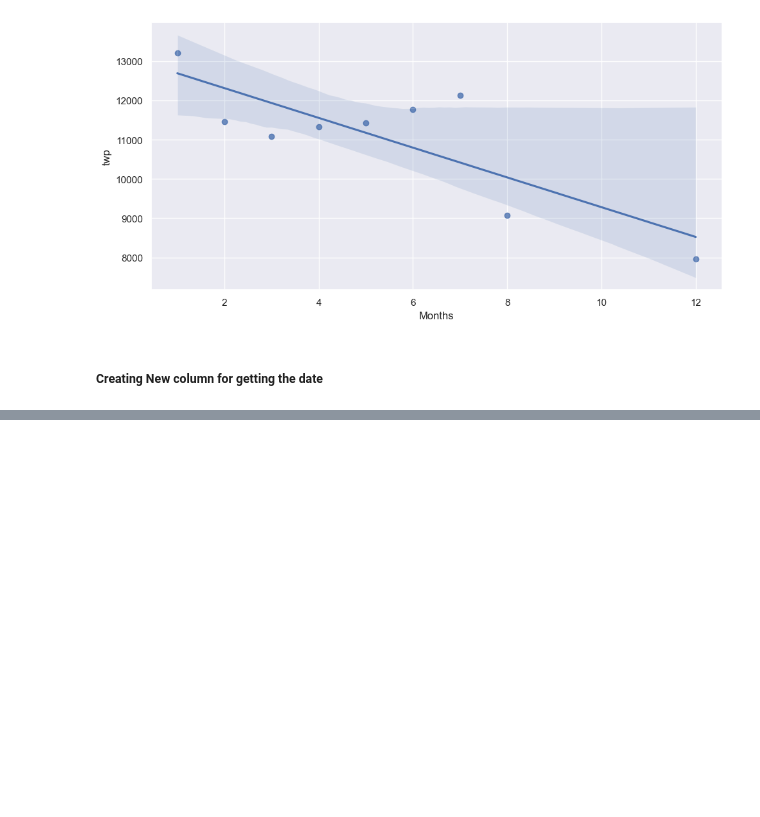
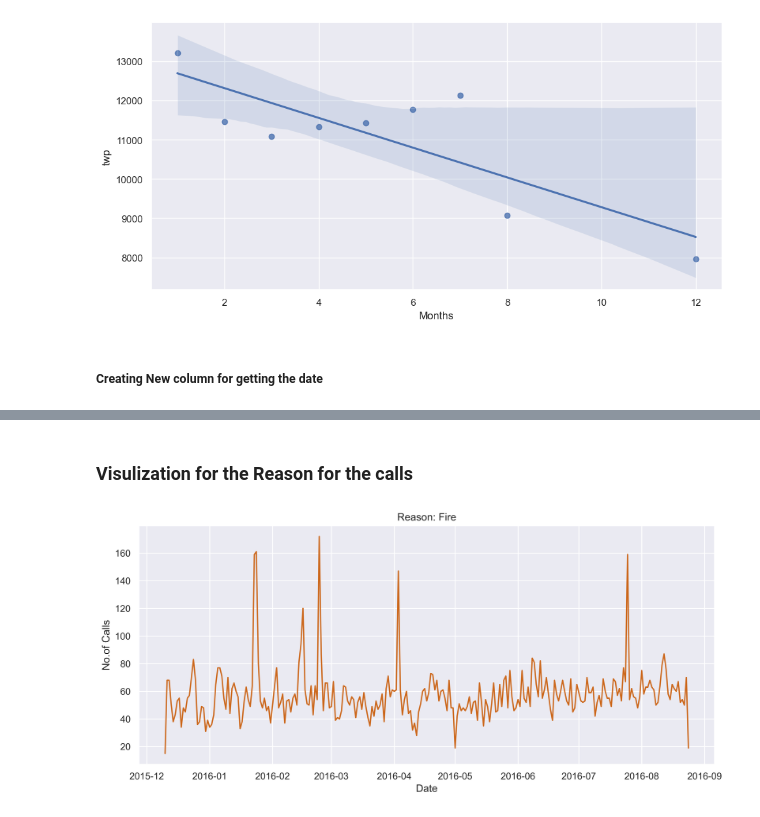
Before and after one commit to ahmedyar7/Data-Science-n-Visualization-Projects, a Jupyter notebook: 911 Calls Analysis/main.ipynb, the cells around one changed output, grey strips where cells are left out. Cells and saved outputs as stored; diff of their text form; code cells hidden in the pictures; blank space fills up the shorter version.

```diff
--- a/911 Calls Analysis/main.ipynb
+++ b/911 Calls Analysis/main.ipynb
@@ -250,0 +251,27 @@ plt.show()
+# %% [markdown]
+### Visulization for the Reason for the calls
+# %%
+fire_plot = df[df["Reasons"] == "Fire"].groupby("Date").count()["twp"]
+
+# Setting Coordinates:
+XCOR = fire_plot.index
+YCOR = fire_plot.values
+
+# Setting Frame
+plt.figure(figsize=(12, 5), dpi=500)
+
+# Setting Labels:
+plt.title("Reason: Fire")
+plt.xlabel("Date")
+plt.ylabel("No.of Calls")
+
+# Plotting:
+plt.plot(
+    XCOR,
+    YCOR,
+    color="#cc671b",
+)
+
+plt.show()
+# %% [output]
+[figure, added]
```
Also changed, not shown: parts of 9 cells of this notebook.
